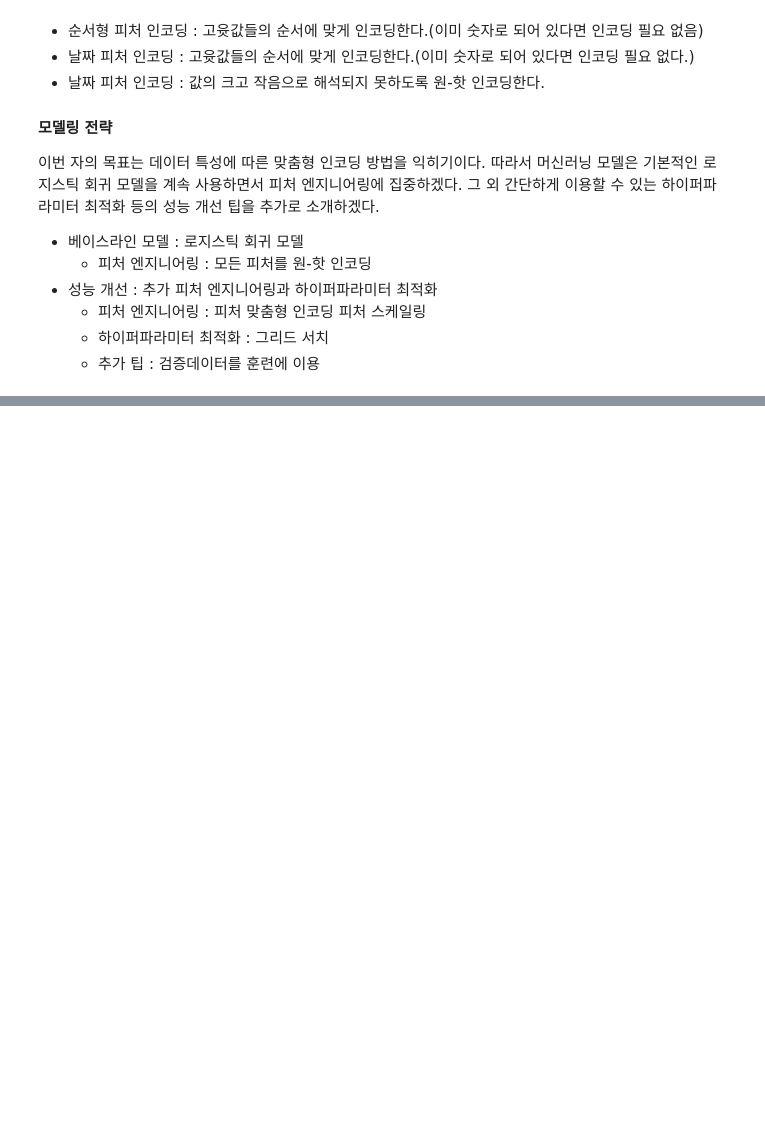
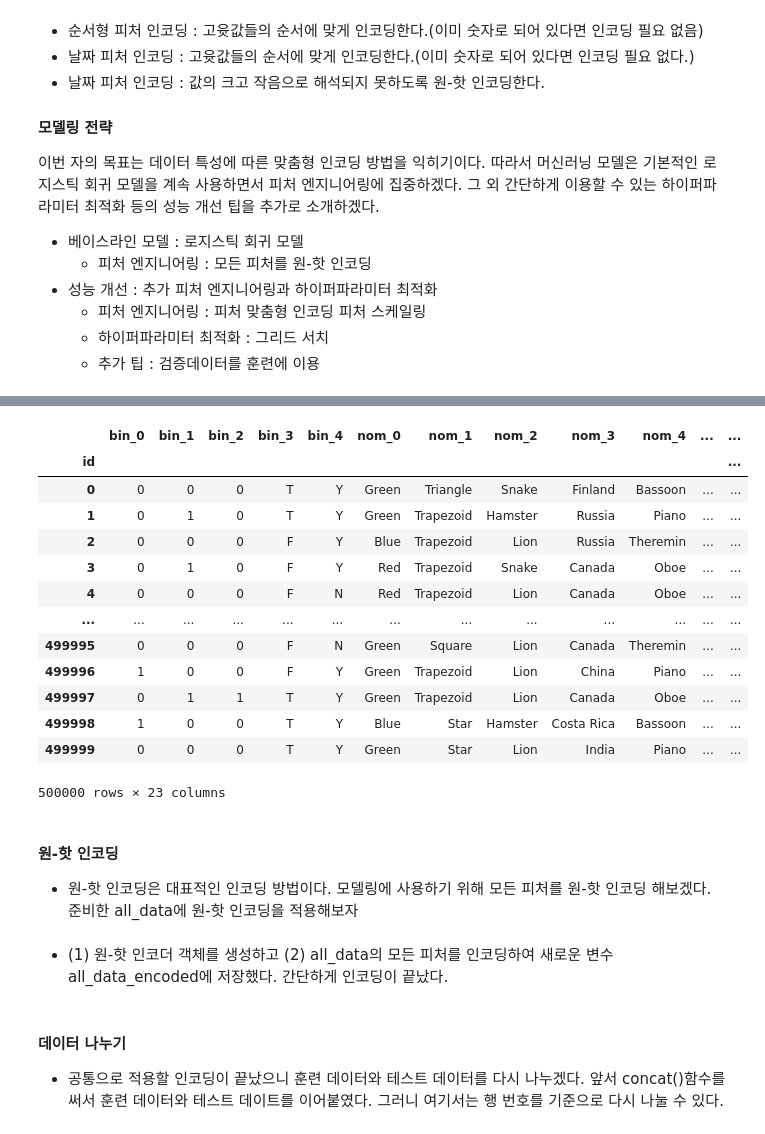
Before and after one commit to jx-dohwan/ML_Project_Collection, a Jupyter notebook: 범주형데이터이진분류.ipynb, the cells around one changed output, grey strips where cells are left out. Saved outputs shown, nothing was run; the diff lists cells and outputs as text; code cells hidden in the pictures; blank space fills up the shorter version.

```diff
--- a/범주형데이터이진분류.ipynb
+++ b/범주형데이터이진분류.ipynb
@@ -461,0 +464,8 @@ plot_cat_dist_with_true_ratio(train, date_features, num_rows=2, num_cols=1, size
+# %%
+import pandas as pd
+# 데이터 경로
+data_path = '/kaggle/input/cat-in-the-dat/'
+
+train = pd.read_csv(data_path + 'train.csv', index_col='id')
+test = pd.read_csv(data_path + 'test.csv', index_col='id')
+submission = pd.read_csv(data_path + 'sample_submission.csv', index_col='id')
@@ -461,0 +476,22 @@ plot_cat_dist_with_true_ratio(train, date_features, num_rows=2, num_cols=1, size
+# %%
+all_data = pd.concat([train, test]) # 훈련 데이터와 테스트 데이터 합치기
+all_data = all_data.drop('target', axis=1) # 타깃값 제거
+all_data
+# %% [output]
+|  | bin_0 | bin_1 | bin_2 | bin_3 | bin_4 | nom_0 | nom_1 | nom_2 | nom_3 | nom_4 | ... | ... |
+| id |  |  |  |  |  |  |  |  |  |  |  | ... |
+| 0 | 0 | 0 | 0 | T | Y | Green | Triangle | Snake | Finland | Bassoon | ... | ... |
+| 1 | 0 | 1 | 0 | T | Y | Green | Trapezoid | Hamster | Russia | Piano | ... | ... |
+| 2 | 0 | 0 | 0 | F | Y | Blue | Trapezoid | Lion | Russia | Theremin | ... | ... |
+| 3 | 0 | 1 | 0 | F | Y | Red | Trapezoid | Snake | Canada | Oboe | ... | ... |
+| 4 | 0 | 0 | 0 | F | N | Red | Trapezoid | Lion | Canada | Oboe | ... | ... |
+| ... | ... | ... | ... | ... | ... | ... | ... | ... | ... | ... | ... | ... |
+| 499995 | 0 | 0 | 0 | F | N | Green | Square | Lion | Canada | Theremin | ... | ... |
+| 499996 | 1 | 0 | 0 | F | Y | Green | Trapezoid | Lion | China | Piano | ... | ... |
+| 499997 | 0 | 1 | 1 | T | Y | Green | Trapezoid | Lion | Canada | Oboe | ... | ... |
+| 499998 | 1 | 0 | 0 | T | Y | Blue | Star | Hamster | Costa Rica | Bassoon | ... | ... |
+| 499999 | 0 | 0 | 0 | T | Y | Green | Star | Lion | India | Piano | ... | ... |
+500000 rows × 23 columns
+# %% [markdown]
+#### 원-핫 인코딩
+- 원-핫 인코딩은 대표적인 인코딩 방법이다. 모델링에 사용하기 위해 모든 피처를 원-핫 인코딩 해보겠다. 준비한 all_data에 원-핫 인코딩을 적용해보자
@@ -461,0 +503,5 @@ plot_cat_dist_with_true_ratio(train, date_features, num_rows=2, num_cols=1, size
+# %% [markdown]
+- (1) 원-핫 인코더 객체를 생성하고 (2) all_data의 모든 피처를 인코딩하여 새로운 변수 all_data_encoded에 저장했다. 간단하게 인코딩이 끝났다.
+# %% [markdown]
+#### 데이터 나누기
+- 공통으로 적용할 인코딩이 끝났으니 훈련 데이터와 테스트 데이터를 다시 나누겠다. 앞서 concat()함수를 써서 훈련 데이터와 테스트 데이트를 이어붙였다. 그러니 여기서는 행 번호를 기준으로 다시 나눌 수 있다.
```
Also changed, not shown: parts of 59 cells of this notebook.
